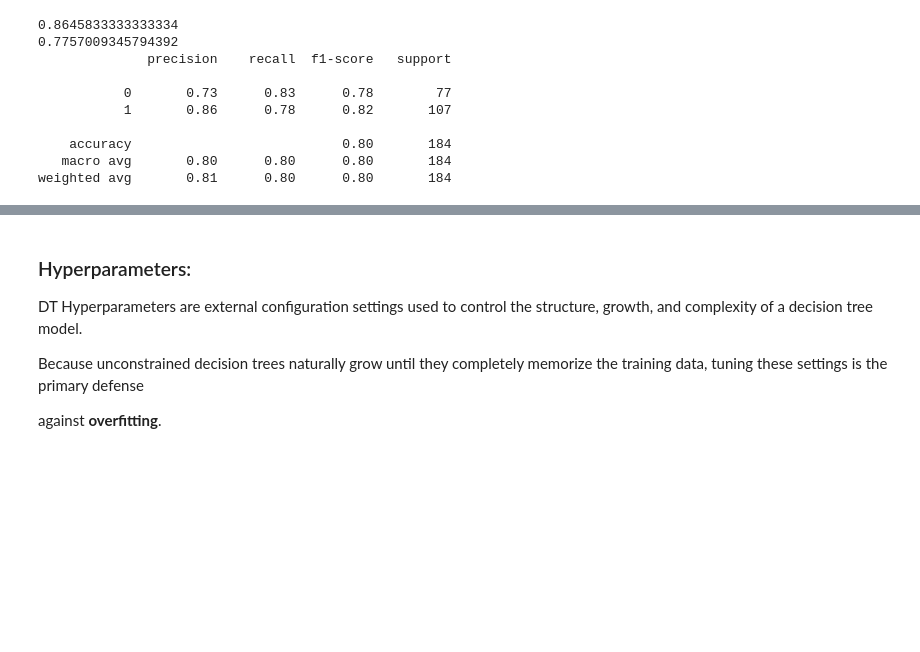
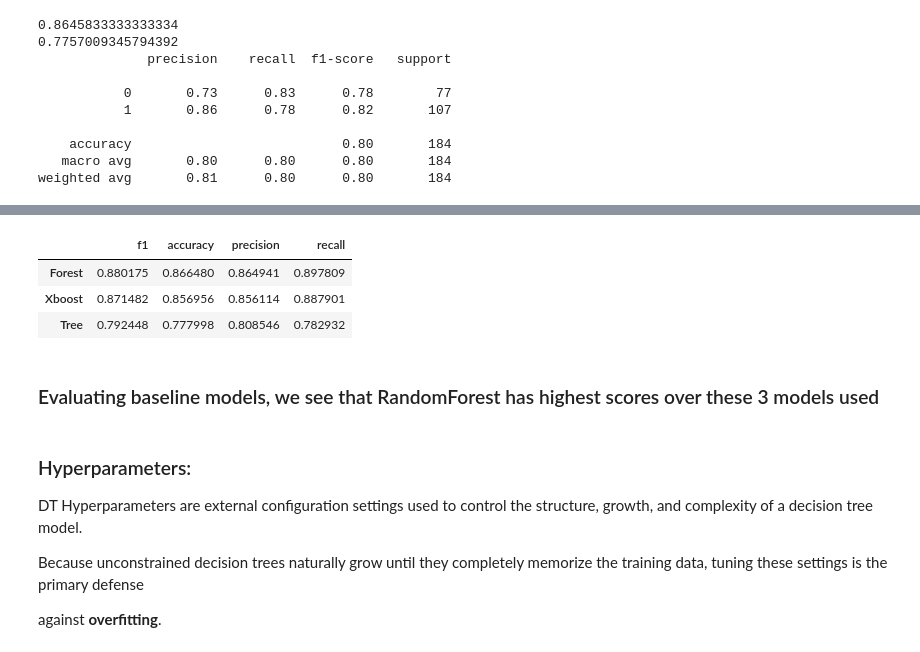
Before and after one commit to Luka-998/ml-concepts-visualized, a Jupyter notebook: DecisionTrees/03_HeartDataCompletePipeline.ipynb, the cells around one changed output, grey strips where cells are left out. Drawn from its saved outputs; the diff is of its cells as text; code cells hidden in the pictures; blank space fills up the shorter version.

```diff
--- a/DecisionTrees/03_HeartDataCompletePipeline.ipynb
+++ b/DecisionTrees/03_HeartDataCompletePipeline.ipynb
@@ -516,3 +594,12 @@ models = {
+# %%
+df_result_baseline.sort_values(by='f1',ascending=False)
+# %% [output]
+|  | f1 | accuracy | precision | recall |
+| Forest | 0.880175 | 0.866480 | 0.864941 | 0.897809 |
+| Xboost | 0.871482 | 0.856956 | 0.856114 | 0.887901 |
+| Tree | 0.792448 | 0.777998 | 0.808546 | 0.782932 |
+# %% [markdown]
+### Evaluating baseline models, we see that RandomForest has highest scores over these 3 models used
 # %% [markdown]
 ### Hyperparameters:
 
```
Also changed, not shown: parts of 12 cells of this notebook.
